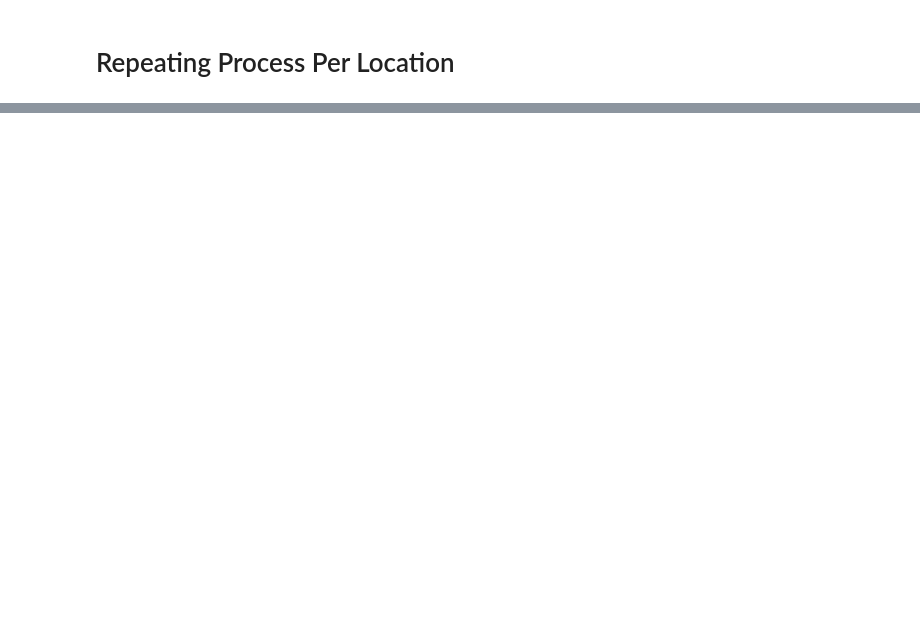
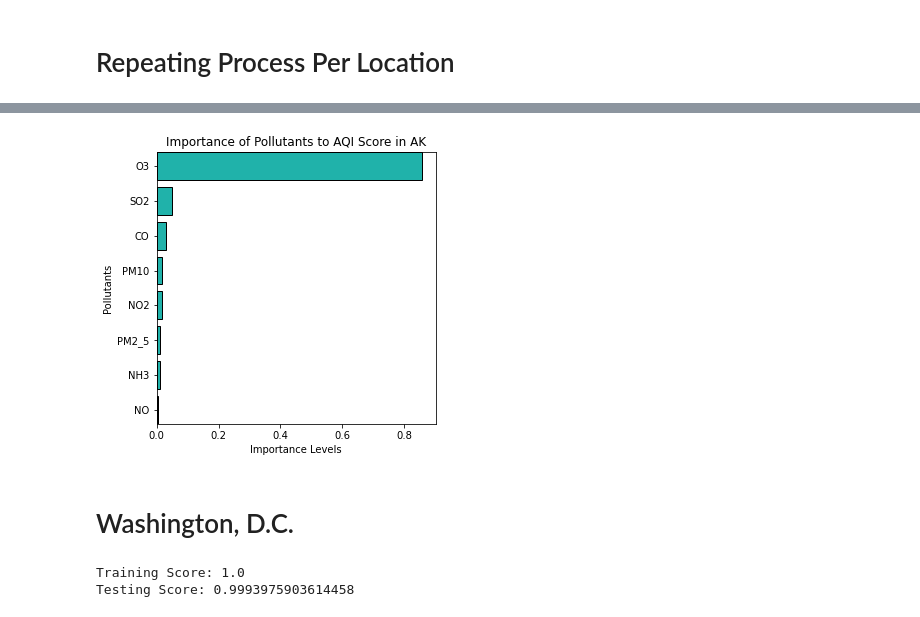
Before and after one commit to mereilly/AQI_Module_20_Final_Project, a Jupyter notebook: OpenWeather_AQI_ML Model_Final.ipynb, the cells around one changed output, grey strips where cells are left out. Drawn from its saved outputs; the diff is of its cells as text; code cells hidden in the pictures; blank space fills up the shorter version.

```diff
--- a/OpenWeather_AQI_ML Model_Final.ipynb
+++ b/OpenWeather_AQI_ML Model_Final.ipynb
@@ -272,3 +336,15 @@ CA_copy.head()
+# %%
+# Labels (Y) are the values we want to predict
+Y_AK = AK_copy['AQI']
+Y_CA = CA_copy['AQI']
+Y_MA = MA_copy['AQI']
+Y_DC = DC_copy['AQI']
+
+# Features(X) are the values we want to evaluate in reference to the output label
+X_DC = DC_copy.drop(['date', 'AQI', 'State','Lat', 'Long', 'dt'], axis=1)
+X_AK = AK_copy.drop(['date', 'AQI', 'State','Lat', 'Long', 'dt'], axis=1)
+X_MA = MA_copy.drop(['date', 'AQI', 'State','Lat', 'Long', 'dt'], axis=1)
+X_CA = CA_copy.drop(['date', 'AQI', 'State','Lat', 'Long', 'dt'], axis=1)
 # %%
 # Splitting MA Data to prevent overfitting and establish a testing and training side (features = X, labels = Y)
 MA_X_train, MA_X_test, MA_Y_train, MA_Y_test = train_test_split(X_MA, Y_MA, random_state=1, test_size = 0.25)
@@ -303,6 +384,6 @@ DC_X_test_scaled = scaler.transform(DC_X_test)
 # %%
 # AK - Apply the model we are using on training data
-rclf2.fit(AK_X_train_scaled, AK_X_train)
+rclf2.fit(AK_X_train_scaled, AK_Y_train)
 
 print(f'Training Score: {rclf2.score(AK_X_train_scaled, AK_Y_train)}')
 print(f'Testing Score: {rclf2.score(AK_X_test_scaled, AK_Y_test)}')
@@ -359,0 +410,8 @@ print('Mean Absolute Error:', round(np.mean(errors), 2), 'degrees.')
+# %%
+# # Evaluating impact importance of the different features (i.e. pollutants relavance on the AQI)
+# # Train the model on training data
+rclf2.fit(AK_X_train_scaled, AK_Y_train)
+# MA
+AK_X_importances = rclf2.feature_importances_
+results_AK = sorted(zip(X_AK.columns, rclf2.feature_importances_), key = lambda x: x[1])
+results_AK
@@ -360,3 +427,33 @@ print('Mean Absolute Error:', round(np.mean(errors), 2), 'degrees.')
+# %%
+# AK : goal - to visualize the varying importance of the pollutants on the AQI score per state
+
+cols = [r[0] for r in results_AK]
+width = [r[1] for r in results_AK]
+
+fig, ax = plt.subplots()
+fig.set_size_inches(5,5)
+plt.margins(y=0.001)
+ax.set_xlabel('Importance Levels')
+ax.set_ylabel('Pollutants')
+ax.set_title('Importance of Pollutants to AQI Score in AK')
+
+ax.barh(y=cols, width=width, color='lightseagreen', edgecolor='black')
+
+plt.show()
+# %% [output]
+[figure, added]
+# %% [markdown]
+# Washington, D.C.
+# %%
+## Reminder the model we are using : rclf2 = RandomForestClassifier(n_estimators = 300, random_state = 5)
+# DC - Apply the model we are using on training data
+rclf2.fit(DC_X_train_scaled, DC_Y_train)
+
+print(f'Training Score: {rclf2.score(DC_X_train_scaled, DC_Y_train)}')
+print(f'Testing Score: {rclf2.score(DC_X_test_scaled, DC_Y_test)}')
+# %% [output]
+Training Score: 1.0
+Testing Score: 0.9993975903614458
 # %%
 # Use the forest's predict method on the test data
 DC_predictions = rclf.predict(DC_X_test)
```
Also changed, not shown: parts of 56 cells of this notebook, 2 other files.
